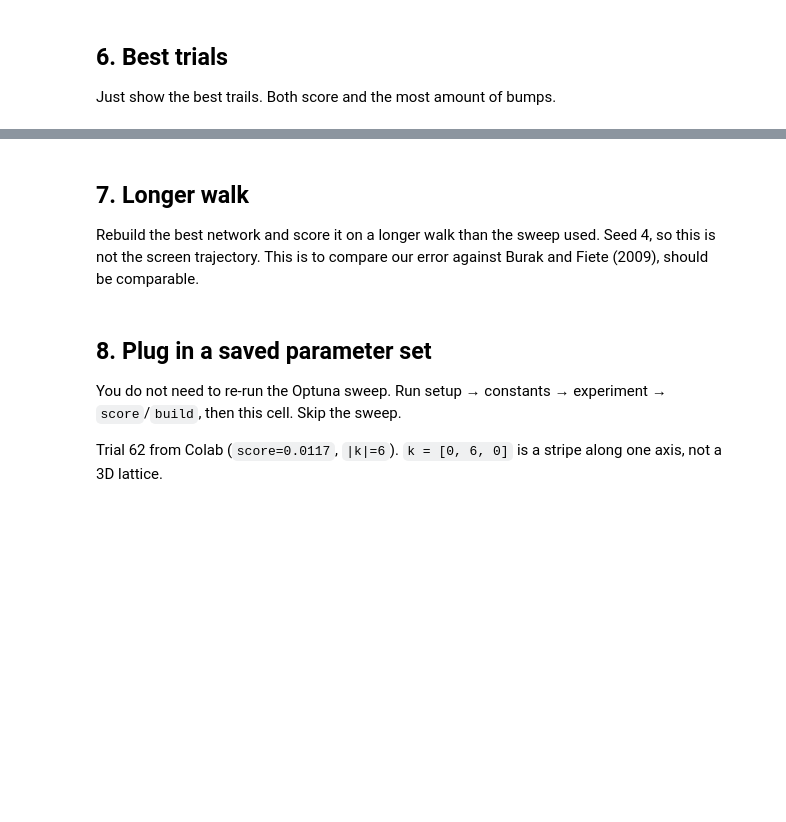
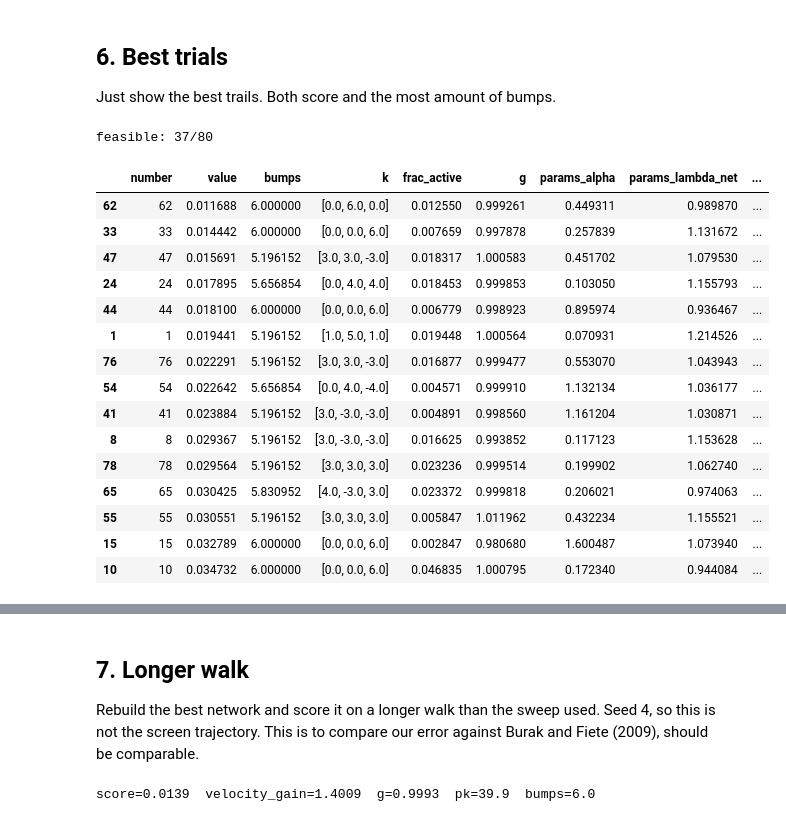
Before and after one commit to jacobsvennevik/CAN_Path_Integration_3D_model, a Jupyter notebook: notebooks/network/4_sweep_parameters.ipynb, the cells around one changed output, grey strips where cells are left out. Cells and saved outputs as stored; diff of their text form; code cells hidden in the pictures; blank space fills up the shorter version.

```diff
--- a/notebooks/network/4_sweep_parameters.ipynb
+++ b/notebooks/network/4_sweep_parameters.ipynb
@@ -324,21 +302,40 @@ Just show the best trails. Both score and the most amount of bumps.
 # %%
 df = study.trials_dataframe()
 df["k"] = df["user_attrs_k"] if "user_attrs_k" in df.columns else None
 df["bumps"] = df["user_attrs_bumps"] if "user_attrs_bumps" in df.columns else np.nan
-df["mode"] = df["k"].apply(
-    lambda v: "STRIPE" if isinstance(v, list) and min(map(abs, v)) < 0.5 else "3D"
-)
+df["frac_active"] = df["user_attrs_frac_active"]
+df["g"]           = df["user_attrs_g"]
+# Removed 'mode' as it is not in the dataframe index
 cols = [
-    "number", "value", "bumps", "mode", "k",
+    "number", "value", "bumps", "k", "frac_active","g",
     "params_alpha", "params_lambda_net", "params_ratio",
     "params_offset_magnitude", "params_tau",
 ]
-#Sort by score
+
+# Sort by score
 tbl = df[cols].sort_values("value")
 n_fail = int((df["value"] >= FAIL).sum())
 print(f"feasible: {int((df['value'] < FAIL).sum())}/{len(df)}")
-tbl.head(15)
+display(tbl.head(15))
 
-#Sort by bumps
-tbl = df[cols].sort_values("bumps")
-tbl.head(15)
+# Sort by bumps
+tbl2 = df[cols].sort_values("bumps", ascending=False)
+display(tbl2.head(15))
+# %% [output]
+feasible: 37/80
+|  | number | value | bumps | k | frac_active | g | params_alpha | params_lambda_net | ... |
+| 62 | 62 | 0.011688 | 6.000000 | [0.0, 6.0, 0.0] | 0.012550 | 0.999261 | 0.449311 | 0.989870 | ... |
+| 33 | 33 | 0.014442 | 6.000000 | [0.0, 0.0, 6.0] | 0.007659 | 0.997878 | 0.257839 | 1.131672 | ... |
+| 47 | 47 | 0.015691 | 5.196152 | [3.0, 3.0, -3.0] | 0.018317 | 1.000583 | 0.451702 | 1.079530 | ... |
+| 24 | 24 | 0.017895 | 5.656854 | [0.0, 4.0, 4.0] | 0.018453 | 0.999853 | 0.103050 | 1.155793 | ... |
+| 44 | 44 | 0.018100 | 6.000000 | [0.0, 0.0, 6.0] | 0.006779 | 0.998923 | 0.895974 | 0.936467 | ... |
+| 1 | 1 | 0.019441 | 5.196152 | [1.0, 5.0, 1.0] | 0.019448 | 1.000564 | 0.070931 | 1.214526 | ... |
+| 76 | 76 | 0.022291 | 5.196152 | [3.0, 3.0, -3.0] | 0.016877 | 0.999477 | 0.553070 | 1.043943 | ... |
+| 54 | 54 | 0.022642 | 5.656854 | [0.0, 4.0, -4.0] | 0.004571 | 0.999910 | 1.132134 | 1.036177 | ... |
+| 41 | 41 | 0.023884 | 5.196152 | [3.0, -3.0, -3.0] | 0.004891 | 0.998560 | 1.161204 | 1.030871 | ... |
+| 8 | 8 | 0.029367 | 5.196152 | [3.0, -3.0, -3.0] | 0.016625 | 0.993852 | 0.117123 | 1.153628 | ... |
+| 78 | 78 | 0.029564 | 5.196152 | [3.0, 3.0, 3.0] | 0.023236 | 0.999514 | 0.199902 | 1.062740 | ... |
+| 65 | 65 | 0.030425 | 5.830952 | [4.0, -3.0, 3.0] | 0.023372 | 0.999818 | 0.206021 | 0.974063 | ... |
+| 55 | 55 | 0.030551 | 5.196152 | [3.0, 3.0, 3.0] | 0.005847 | 1.011962 | 0.432234 | 1.155521 | ... |
+| 15 | 15 | 0.032789 | 6.000000 | [0.0, 0.0, 6.0] | 0.002847 | 0.980680 | 1.600487 | 1.073940 | ... |
+| 10 | 10 | 0.034732 | 6.000000 | [0.0, 0.0, 6.0] | 0.046835 | 1.000795 | 0.172340 | 0.944084 | ... |
@@ -347,34 +360,18 @@ tbl.head(15)
 
 Rebuild the best network and score it on a longer walk than the sweep used. Seed 4, so this is not the screen trajectory. This is to compare our error against Burak and Fiete (2009), should be comparable.
 # %%
-N_LONG = 50_000              # 5× the sweep walk
+N_LONG = 10_000              # 5× the sweep walk
 _, _, gt_long = exp.generate_trajectory(n_steps=N_LONG, seed=4)
 
 backend = TorchBackend(build(**study.best_params))
 pk = backend.form_lattice(gt_long[0], settle=SETTLE, min_peakedness=0.0)
 vg, g = fit_gain(backend, gt_long[0], TARGET_SPEED, periods=2, burn=BURN)
-snap_stride = max(1, N_LONG // 24)   # ~24 frames; smaller divisor → more snapshots
+snap_stride = max(1, N_LONG // 8)
 decoded = backend.drive(
     gt_long, snapshot_stride=snap_stride, display_stride=DRIVE_KW["display_stride"])
 value = score(decoded, gt_long)
 bumps = N / backend.bump_period_cells()
 print(f"score={value:.4f}  velocity_gain={vg:.4f}  g={g:.4f}  "
       f"pk={pk:.1f}  bumps={bumps:.1f}")
-
-fig, _ = visualize_trajectory_projections(
-    gt_long, decoded, title="Longer walk, ground truth vs decoded")
-plt.show()
-for plane in (2, 1, 0):   # θ₁–θ₂, θ₁–θ₃, θ₂–θ₃
-    fig, _ = plot_bump_snapshots(
-        backend.snapshots, backend.snapshot_times,
-        cells=backend.snapshot_cells,
-        radius=backend.tracker.radius,
-        show_tracker=True,
-        plane=plane)
-    plt.show()
+# %% [output]
+score=0.0139  velocity_gain=1.4009  g=0.9993  pk=39.9  bumps=6.0
-# %% [markdown]
-## 8. Plug in a saved parameter set
-
-You do not need to re-run the Optuna sweep. Run setup → constants → experiment → `score`/`build`, then this cell. Skip the sweep.
-
-Trial 62 from Colab (`score=0.0117`, `|k|=6`). `k = [0, 6, 0]` is a stripe along one axis, not a 3D lattice.
```
Also changed, not shown: parts of 6 cells of this notebook.
